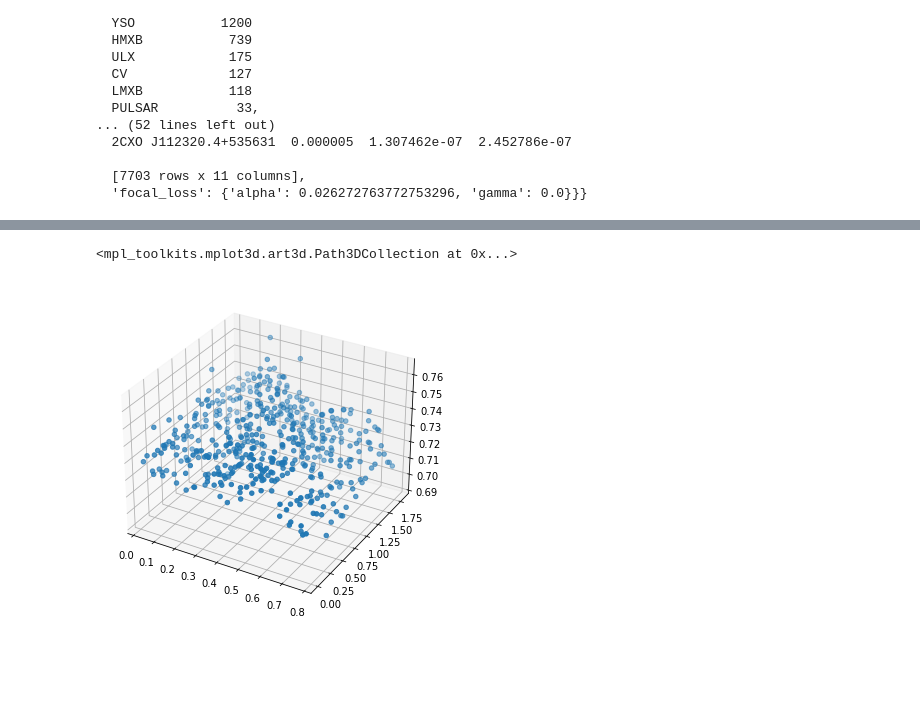
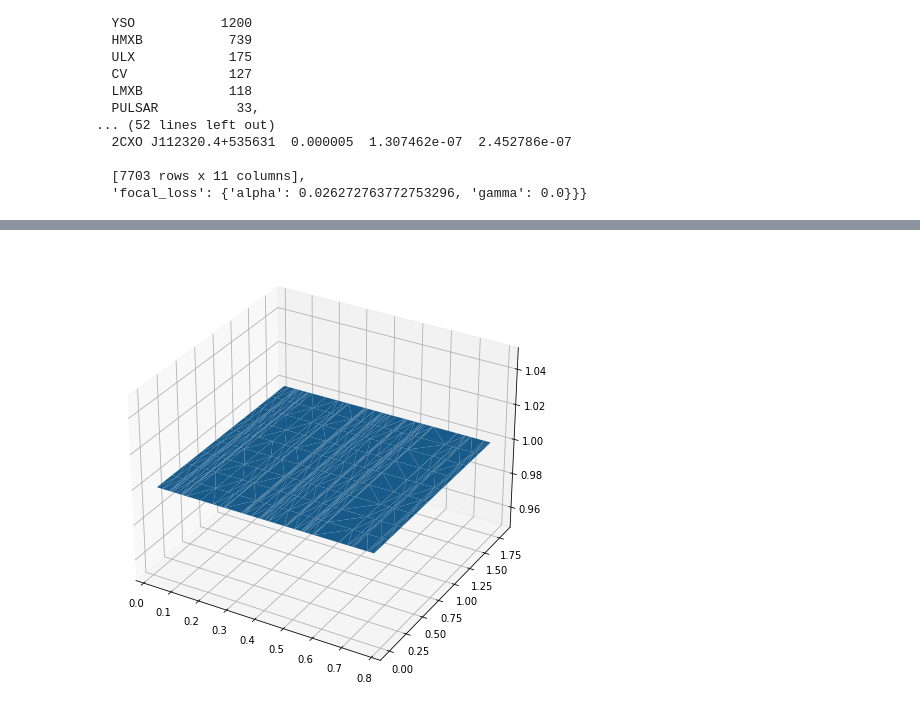
Before and after one commit to KumaranShivam5/aurora-server-final, a Jupyter notebook: scratch_new.ipynb, the cells around one changed output, grey strips where cells are left out. Cells and saved outputs as stored; diff of their text form; code cells hidden in the pictures; blank space fills up the shorter version.

```diff
--- a/scratch_new.ipynb
+++ b/scratch_new.ipynb
@@ -238,17 +258,17 @@ for f in tqdm(focal):
     #alpha.append(f['param']['alpha'])
     #gamma.append(f['param']['alpha'])
 # %%
-x = np.asarray([el[0] for el in recall_grid])
-y = np.asarray([el[1] for el in recall_grid])
-z = np.asarray([el[2] for el in recall_grid])
+x = np.asarray([el[0] for el in mcc_grid])
+y = np.asarray([el[1] for el in mcc_grid])
+z = np.asarray([el[2] for el in mcc_grid])
+X , Y = np.meshgrid(x,y)
+#Z = np.reshape(z , (len(X) , len(Y)))
 from matplotlib import pyplot as plt
-fig = plt.figure(figsize=(6,6))
+fig = plt.figure(figsize=(8,8))
+ax = fig.add_subplot(111, projection='3d')
 
-# syntax for 3-D plotting
-ax = plt.axes(projection ='3d')
+ax.plot_trisurf(x,y,z)
 
-# syntax for plotting
-ax.scatter(x, y, z, )
+plt.show()
 # %% [output]
-<mpl_toolkits.mplot3d.art3d.Path3DCollection at 0x...>
-[figure, old version]
+[figure, new version]
```
Also changed, not shown: parts of 1 cell of this notebook.
